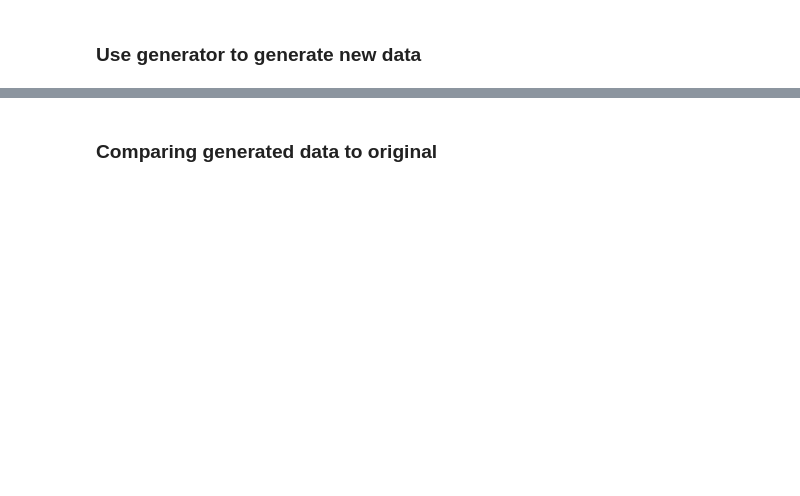
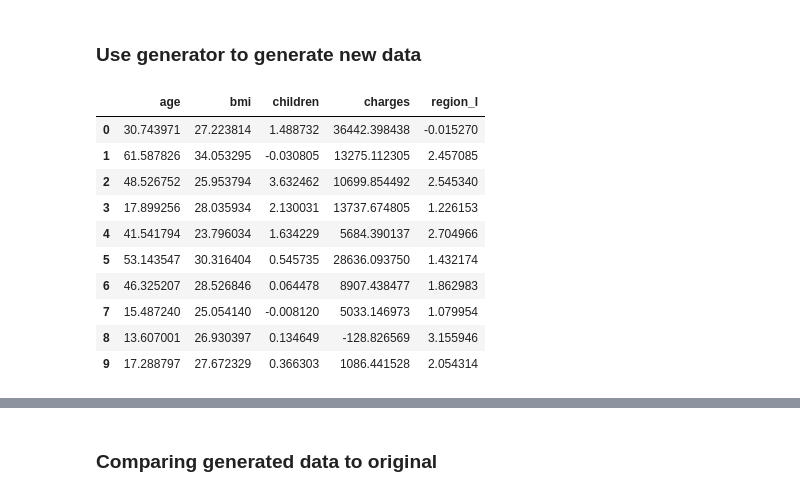
Before and after one commit to im-p/tabular-data-with-gan, a Jupyter notebook: gan_multivariate.ipynb, the cells around one changed output, grey strips where cells are left out. Cells and saved outputs as stored; diff of their text form; code cells hidden in the pictures; blank space fills up the shorter version.

```diff
--- a/gan_multivariate.ipynb
+++ b/gan_multivariate.ipynb
@@ -233,8 +237,20 @@ Gan loss:  1.1917855
 # %% [markdown]
 ### Use generator to generate new data
 # %%
-syn, _ = generate_fake_samples(generator, latent_dim, n=1000)
+syn, _ = generate_fake_samples(generator, latent_dim, n=10000)
 syn2 = mms.inverse_transform(syn[:,[0,1,2,3]])
-#df_syn = pd.DataFrame(data = syn, columns = colnames_all)
 data = np.append(syn2, syn[:,[4]], axis = 1)
 df_syn = pd.DataFrame(data = data, columns = colnames_all)
+df_syn.head(10)
+# %% [output]
+|  | age | bmi | children | charges | region_l |
+| 0 | 30.743971 | 27.223814 | 1.488732 | 36442.398438 | -0.015270 |
+| 1 | 61.587826 | 34.053295 | -0.030805 | 13275.112305 | 2.457085 |
+| 2 | 48.526752 | 25.953794 | 3.632462 | 10699.854492 | 2.545340 |
+| 3 | 17.899256 | 28.035934 | 2.130031 | 13737.674805 | 1.226153 |
+| 4 | 41.541794 | 23.796034 | 1.634229 | 5684.390137 | 2.704966 |
+| 5 | 53.143547 | 30.316404 | 0.545735 | 28636.093750 | 1.432174 |
+| 6 | 46.325207 | 28.526846 | 0.064478 | 8907.438477 | 1.862983 |
+| 7 | 15.487240 | 25.054140 | -0.008120 | 5033.146973 | 1.079954 |
+| 8 | 13.607001 | 26.930397 | 0.134649 | -128.826569 | 3.155946 |
+| 9 | 17.288797 | 27.672329 | 0.366303 | 1086.441528 | 2.054314 |
```
Also changed, not shown: parts of 13 cells of this notebook.
